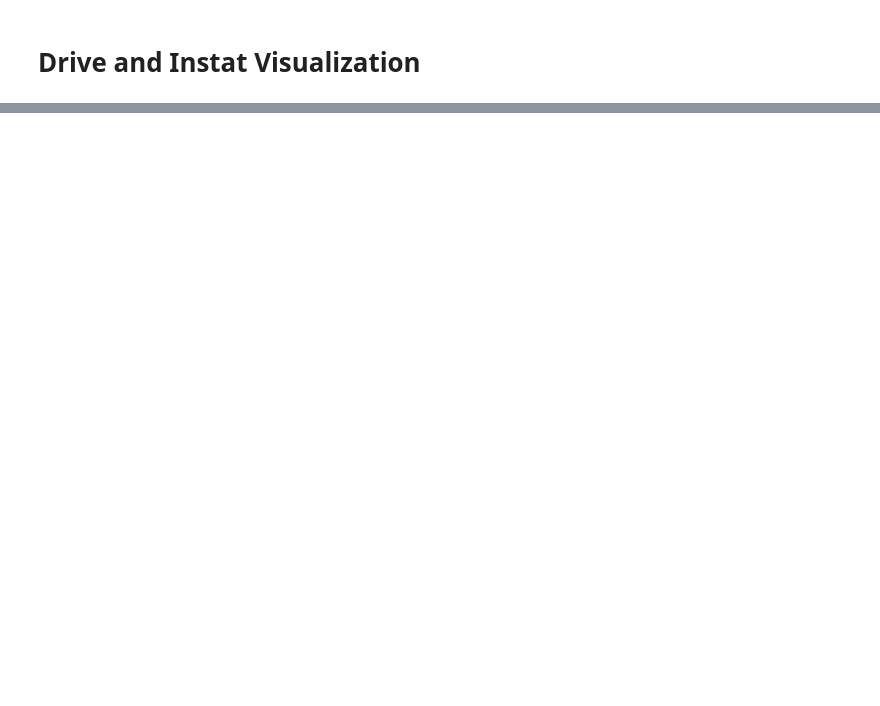
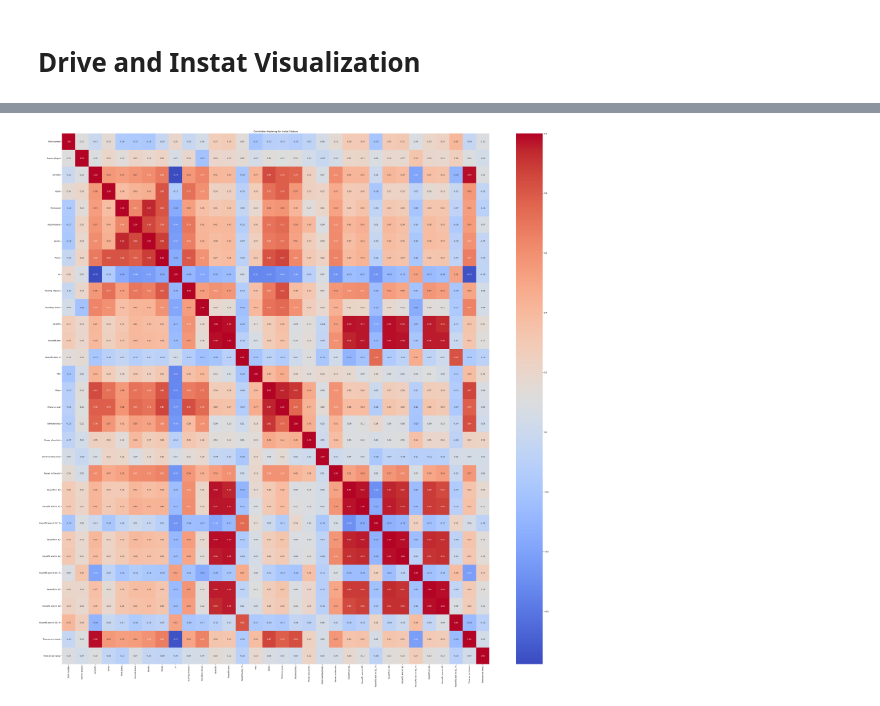
Before and after one commit to sarahsetiawan/Hood-Hockey, a Jupyter notebook: DataAnalysis/Visualization.ipynb, the cells around one changed output, grey strips where cells are left out. Drawn from its saved outputs; the diff is of its cells as text; code cells hidden in the pictures; blank space fills up the shorter version.

```diff
--- a/DataAnalysis/Visualization.ipynb
+++ b/DataAnalysis/Visualization.ipynb
@@ -103,0 +219,9 @@ print(df.info())
+# %%
+# Define the path to the Excel file
+skaters_cleaned_path = '/Users/sarahsetiawan/Desktop/CSCAPSTONE/Hood-Hockey/DataCleaning/Instat_DataCleaning/skaters_cleaned.xlsx'
+
+# Read the Excel file into a DataFrame
+instat_skaters = pd.read_excel(skaters_cleaned_path)
+
+# Display the first few rows of the DataFrame
+display(instat_skaters.head())
@@ -103,0 +267,14 @@ print(df.info())
+# %%
+# Select numerical columns for the heatmap
+numerical_columns = instat_skaters.select_dtypes(include=['float64', 'int64']).columns
+
+# Create a correlation matrix
+correlation_matrix = instat_skaters[numerical_columns].corr()
+
+# Plot the heatmap
+plt.figure(figsize=(50, 50))
+sns.heatmap(correlation_matrix, annot=True, cmap='coolwarm', fmt='.2f')
+plt.title('Correlation Heatmap for Instat Skaters')
+plt.show()
+# %% [output]
+[figure, added]
```
Also changed, not shown: parts of 17 cells of this notebook, 6 other files.
